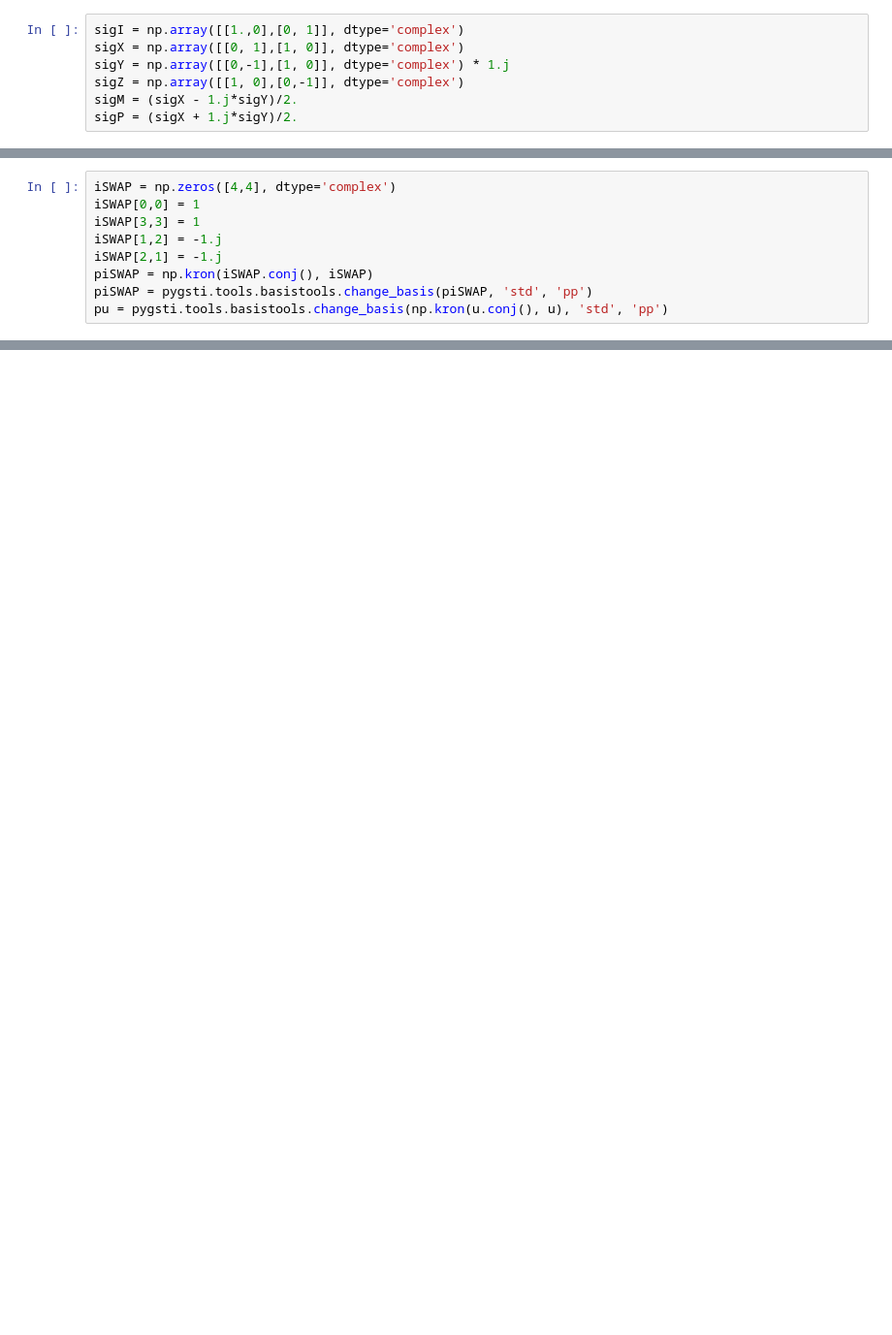
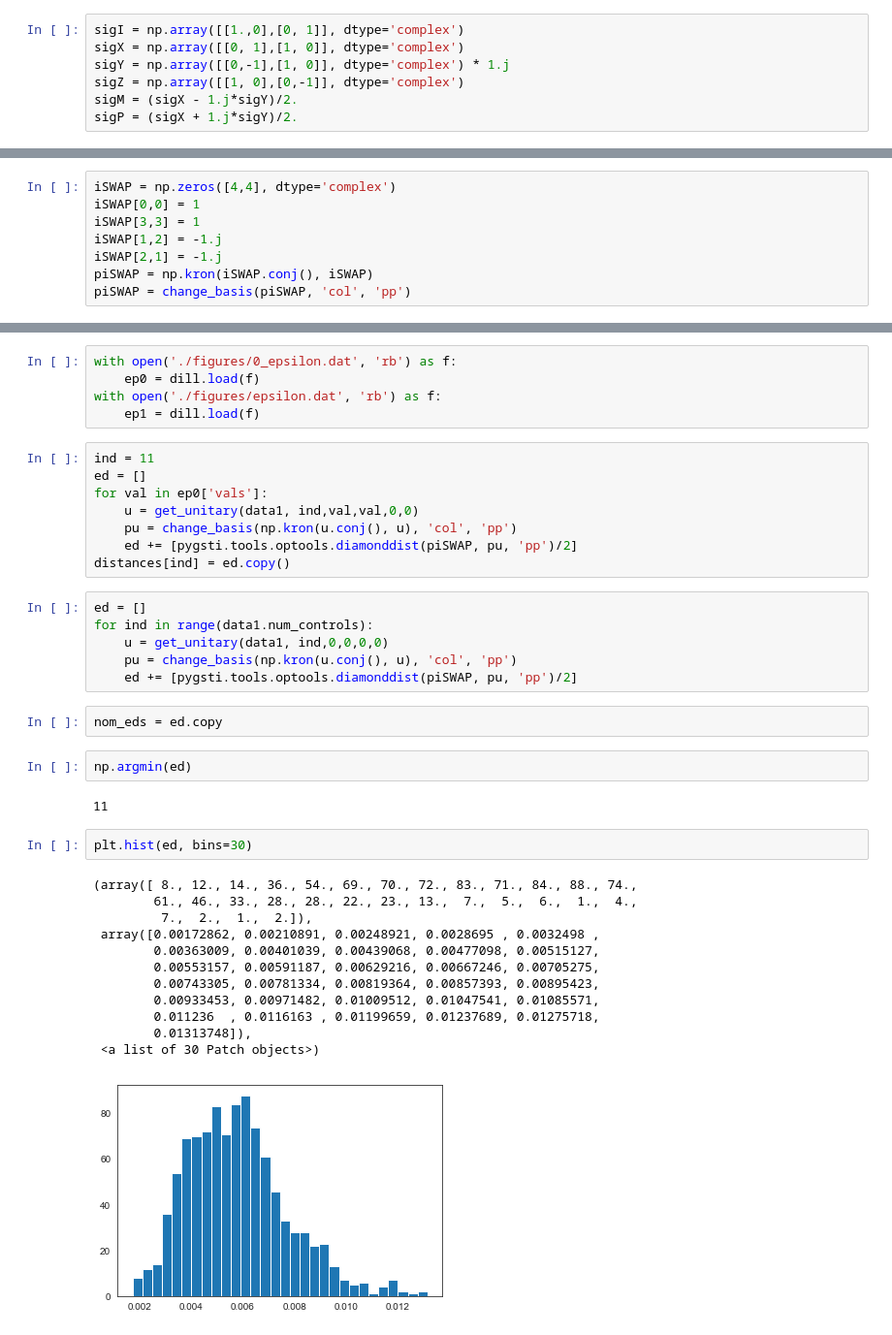
Before and after one commit to ampolloreno/decorrelating_errors, a Jupyter notebook: code/Plots.ipynb, the cells around one changed output, grey strips where cells are left out. Shown at 97% size. Drawn from its saved outputs; the diff is of its cells as text; blank space fills up the shorter version.

```diff
--- a/code/Plots.ipynb
+++ b/code/Plots.ipynb
@@ -147,5 +129,4 @@ iSWAP[3,3] = 1
 iSWAP[1,2] = -1.j
 iSWAP[2,1] = -1.j
 piSWAP = np.kron(iSWAP.conj(), iSWAP)
-piSWAP = pygsti.tools.basistools.change_basis(piSWAP, 'std', 'pp')
-pu = pygsti.tools.basistools.change_basis(np.kron(u.conj(), u), 'std', 'pp')
+piSWAP = change_basis(piSWAP, 'col', 'pp')
@@ -157,0 +138,40 @@ print(time()-t1)
+# %%
+with open('./figures/0_epsilon.dat', 'rb') as f:
+    ep0 = dill.load(f)
+with open('./figures/epsilon.dat', 'rb') as f:
+    ep1 = dill.load(f)
+# %%
+ind = 11
+ed = []
+for val in ep0['vals']:
+    u = get_unitary(data1, ind,val,val,0,0)
+    pu = change_basis(np.kron(u.conj(), u), 'col', 'pp')
+    ed += [pygsti.tools.optools.diamonddist(piSWAP, pu, 'pp')/2]
+distances[ind] = ed.copy()
+# %%
+ed = []
+for ind in range(data1.num_controls):
+    u = get_unitary(data1, ind,0,0,0,0)
+    pu = change_basis(np.kron(u.conj(), u), 'col', 'pp')
+    ed += [pygsti.tools.optools.diamonddist(piSWAP, pu, 'pp')/2]
+# %%
+nom_eds = ed.copy
+# %%
+np.argmin(ed)
+# %% [output]
+11
+# %%
+plt.hist(ed, bins=30)
+# %% [output]
+(array([ 8., 12., 14., 36., 54., 69., 70., 72., 83., 71., 84., 88., 74.,
+        61., 46., 33., 28., 28., 22., 23., 13.,  7.,  5.,  6.,  1.,  4.,
+         7.,  2.,  1.,  2.]),
+ array([0.00172862, 0.00210891, 0.00248921, 0.0028695 , 0.0032498 ,
+        0.00363009, 0.00401039, 0.00439068, 0.00477098, 0.00515127,
+        0.00553157, 0.00591187, 0.00629216, 0.00667246, 0.00705275,
+        0.00743305, 0.00781334, 0.00819364, 0.00857393, 0.00895423,
+        0.00933453, 0.00971482, 0.01009512, 0.01047541, 0.01085571,
+        0.011236  , 0.0116163 , 0.01199659, 0.01237689, 0.01275718,
+        0.01313748]),
+ <a list of 30 Patch objects>)
+[figure, added]
```
Also changed, not shown: parts of 23 cells of this notebook.
